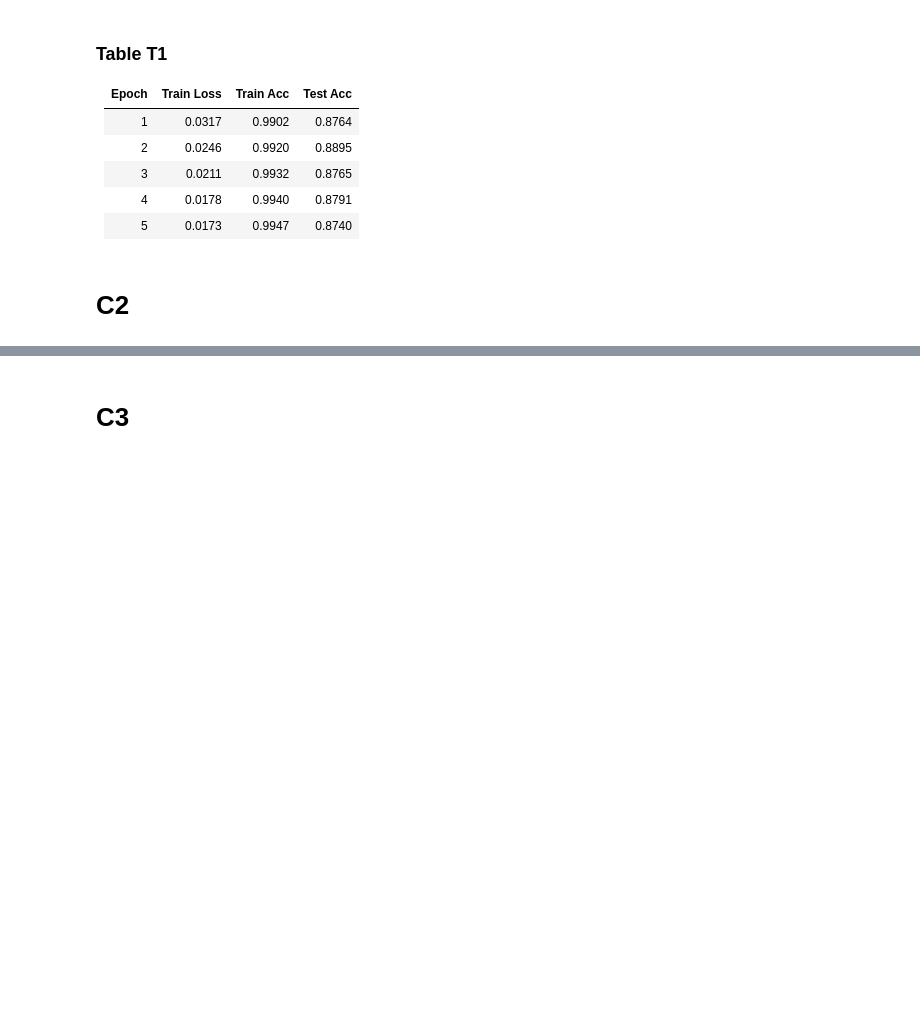
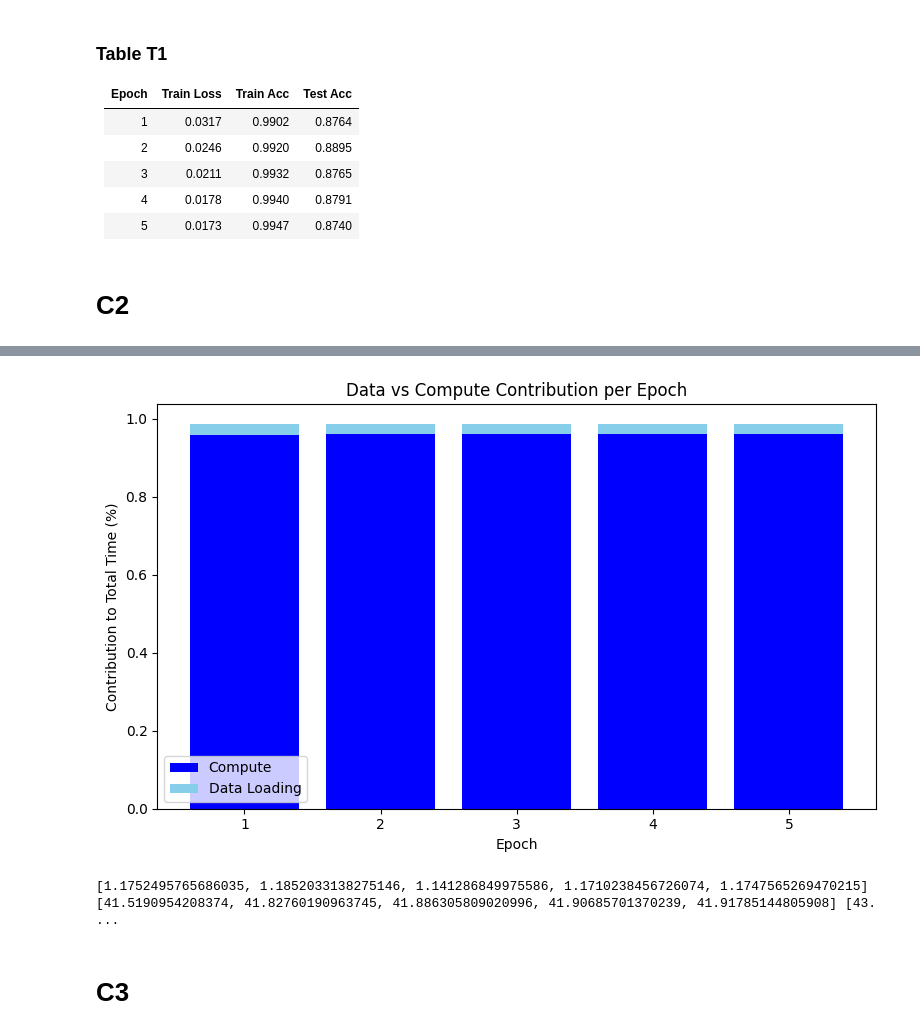
Before and after one commit to kaison0/HPML_assignment, a Jupyter notebook: assignment2/hw2.ipynb, the cells around one changed output, grey strips where cells are left out. Saved outputs shown, nothing was run; the diff lists cells and outputs as text; code cells hidden in the pictures; blank space fills up the shorter version.

Commit message:
Add result figure of C3 C6

```diff
--- a/assignment2/hw2.ipynb
+++ b/assignment2/hw2.ipynb
@@ -378,5 +327,17 @@ DistilBertForSequenceClassification(
 # %%
-optimizer = AdamW(model.parameters(), lr=LEARNING_RATE)
+import time
+
+config = wandb.config
+
+device = torch.device("cuda" if torch.cuda.is_available() else "cpu")
+model_name = "distilbert-base-uncased"
+model = DistilBertForSequenceClassification.from_pretrained(model_name, num_labels=2)
+model.to(device)
+
+optimizer = AdamW(model.parameters(), lr=config.lr)
+
+train_loader = DataLoader(tokenized["train"], batch_size=config.batch_size, shuffle=True, collate_fn=data_collator, num_workers=config.num_workers)
+test_loader = DataLoader(tokenized["test"], batch_size=config.batch_size, collate_fn=data_collator, num_workers=config.num_workers)
 
 train_loss = []
 train_accuracy = []
@@ -385,7 +346,7 @@ data_loading_time_arr = []
 compute_time_arr = []
 epoch_time_arr = []
 
-for epoch in range(EPOCHS):
+for epoch in range(config.epochs):
   model.train()
   total_loss = 0
   total_correct = 0
@@ -467,6 +428,6 @@ for epoch in range(EPOCHS):
   data_loading_time_arr.append(data_loading_time)
   compute_time_arr.append(training_compute_time)
   epoch_time_arr.append(total_epoch_time)
-  print(f"Epoch {epoch+1}/{EPOCHS}, Loss: {avg_loss:.4f}, Train Accuracy: {avg_accuracy:.4f}, Test Accuracy: {accuracy:.4f}, data_loading time: {data_loading_time} \
+  print(f"Epoch {epoch+1}/{config.epochs}, Loss: {avg_loss:.4f}, Train Accuracy: {avg_accuracy:.4f}, Test Accuracy: {accuracy:.4f}, data_loading time: {data_loading_time} \
           compute time: {training_compute_time} total epoch time: {total_epoch_time}")
 # %% [output]
@@ -476,3 +541,28 @@ wandb.finish()
+# %%
+plt.figure(figsize=(8, 5))
+
+epochs = [1, 2, 3, 4, 5]
+# Stack bars
+plt.bar(epochs, np.array(compute_time_arr)/np.array(epoch_time_arr), label='Compute', color='blue')
+plt.bar(epochs, np.array(data_loading_time_arr)/np.array(epoch_time_arr), bottom=np.array(compute_time_arr)/np.array(epoch_time_arr), label='Data Loading', color='skyblue')
+
+# 🧾 Annotate total time on top of each bar
+# for i in range(len(epochs)):
+#     plt.text(epochs[i], epoch_time_arr[i] + 0.3, f"{epoch_time_arr[i]:.1f}s",
+#              ha='center', va='bottom', fontsize=9, fontweight='bold')
+
+plt.xlabel('Epoch')
+plt.ylabel('Contribution to Total Time (%)')
+plt.title('Data vs Compute Contribution per Epoch')
+plt.legend()
+plt.tight_layout()
+plt.show()
+# %% [output]
+[figure, added]
+# %%
+print(data_loading_time_arr, compute_time_arr, epoch_time_arr)
+# %% [output]
+[1.1752495765686035, 1.1852033138275146, 1.141286849975586, 1.1710238456726074, 1.1747565269470215] [41.5190954208374, 41.82760190963745, 41.886305809020996, 41.90685701370239, 41.91785144805908] [43. ...
 # %% [markdown]
 # C3
 # %%
```
Also changed, not shown: parts of 25 cells of this notebook.
